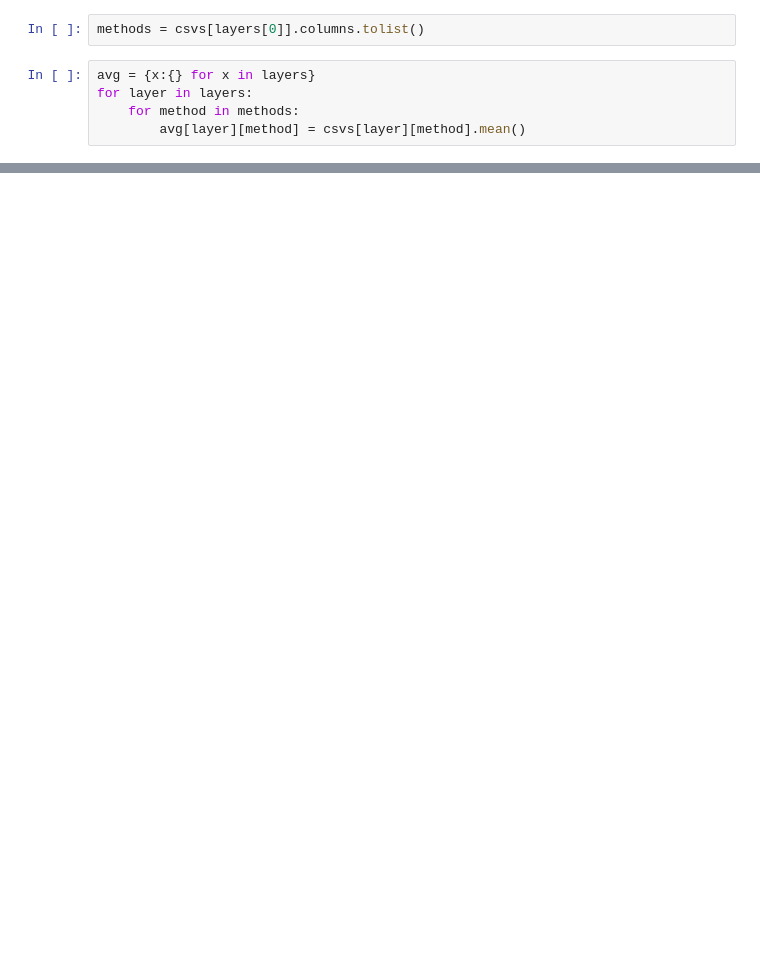
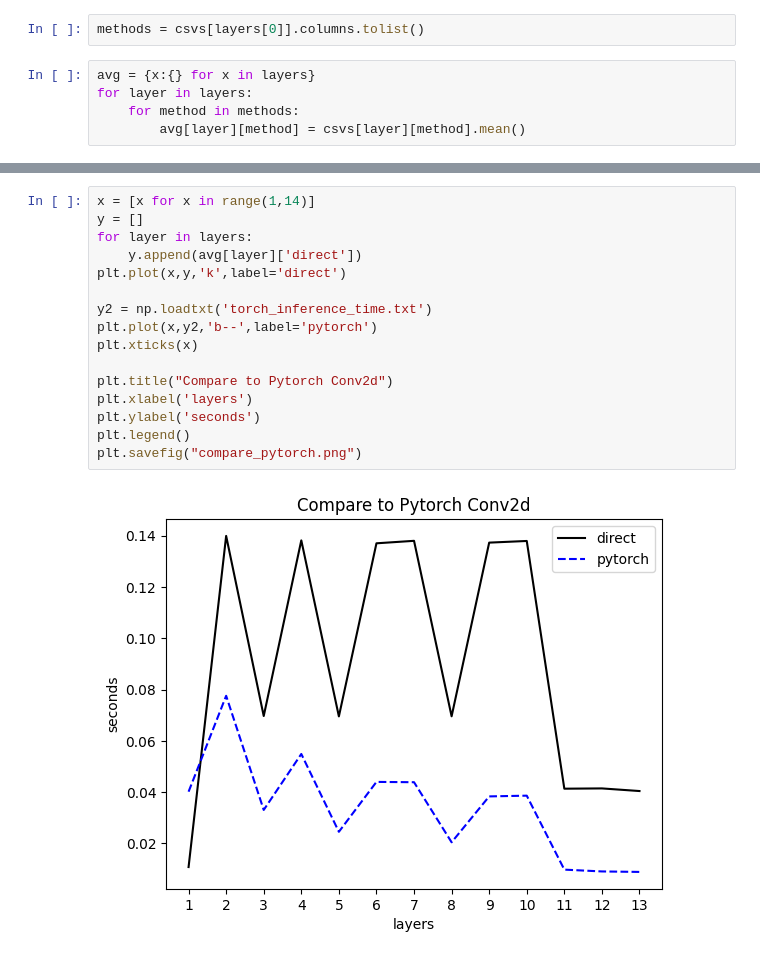
Before and after one commit to haoyenlu/CSDS451_Final, a Jupyter notebook: plotting.ipynb, the cells around one changed output, grey strips where cells are left out. Cells and saved outputs as stored; diff of their text form; blank space fills up the shorter version.

```diff
--- a/plotting.ipynb
+++ b/plotting.ipynb
@@ -51,0 +52,18 @@ plt.savefig("Performance.png")
+# %%
+x = [x for x in range(1,14)]
+y = []
+for layer in layers:
+    y.append(avg[layer]['direct'])
+plt.plot(x,y,'k',label='direct')
+
+y2 = np.loadtxt('torch_inference_time.txt')
+plt.plot(x,y2,'b--',label='pytorch')
+plt.xticks(x)
+
+plt.title("Compare to Pytorch Conv2d")
+plt.xlabel('layers')
+plt.ylabel('seconds')
+plt.legend()
+plt.savefig("compare_pytorch.png")
+# %% [output]
+[figure, added]
```
Also changed, not shown: parts of 2 cells of this notebook, 23 other files.
